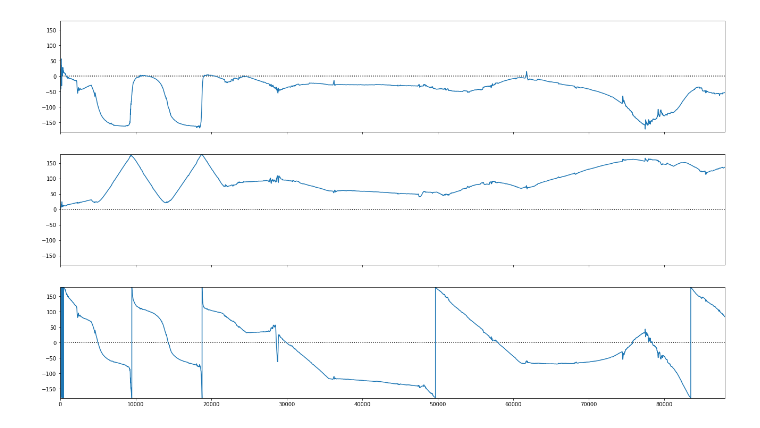
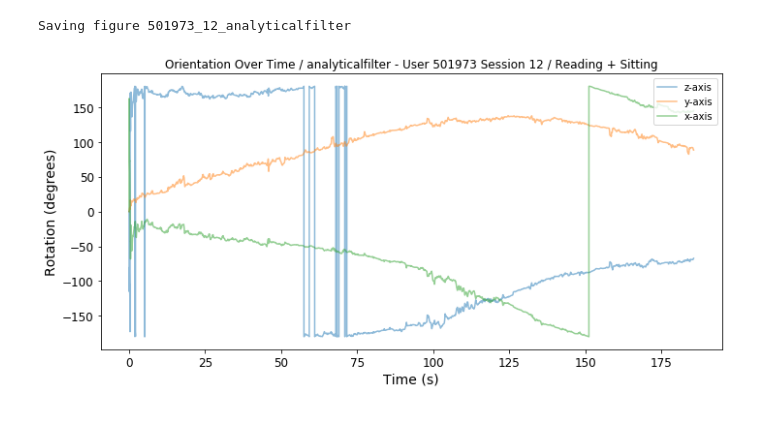
Before and after one commit to jjkath/cguMath178nda, a Jupyter notebook: project/source_code/math178_project_imu.ipynb, the cells around one changed output. Cells and saved outputs as stored; diff of their text form; code cells hidden in the pictures.

Commit message:
updated source code + images

```diff
--- a/project/source_code/math178_project_imu.ipynb
+++ b/project/source_code/math178_project_imu.ipynb
@@ -50,10 +56,47 @@ data_mag = read_file('151985', '2', 'Magnetometer.csv', file_name_to_colume_name
 # print(data_acc.dtypes)
 # print(data_gyr.dtypes)
+# %%
+# To plot pretty figures
+%matplotlib inline
+import matplotlib as mpl
+import matplotlib.pyplot as plt
+mpl.rc('axes', labelsize=14)
+mpl.rc('xtick', labelsize=12)
+mpl.rc('ytick', labelsize=12)
+
+# Where to save the figures
+PROJECT_ROOT_DIR = "."
+CHAPTER_ID = ""
+
+def save_fig(fig_id, tight_layout=True):
+    path = os.path.join(PROJECT_ROOT_DIR, "", CHAPTER_ID, fig_id + ".png")
+    print("Saving figure", fig_id)
+    if tight_layout:
+        plt.tight_layout()
+    plt.savefig(path, format='png', dpi=300)
+# %%
+def plot_orientation(x, y, title_name, y_label_name, file_name):
+    # plot of feature
+    plt.figure(figsize=(10, 5))
+    plt.plot(x, y[:,0], alpha=0.5)
+    plt.plot(x, y[:,1], alpha=0.5)
+    plt.plot(x, y[:,2], alpha=0.5)
+    plt.title(title_name)
+    plt.xlabel('Time (s)')
+    plt.ylabel(y_label_name)
+    plt.legend(['z-axis', 'y-axis', 'x-axis'],loc='upper right')
+    save_fig(file_name)
+    plt.show()
 # %%
 rate = 100.0
 acc = np.column_stack((data_acc['X'], data_acc['Y'], data_acc['Z']))
 omega = np.column_stack((data_gyr['X'], data_gyr['Y'], data_gyr['Z']))
 mag = np.column_stack((data_mag['X'], data_mag['Y'], data_mag['Z']))
+# adjust imu data length
+length = min([len(acc), len(omega), len(mag)])
+acc = acc[:length,:]
+omega = omega[:length,:]
+mag = mag[:length,:]
 # %%
 R_initialOrientation = np.eye(3)
 initialPosition = np.zeros(3)
@@ -62,8 +105,17 @@ initialPosition = np.zeros(3)
 q_analytical, pos_analytical, vel_analytical = imus.analytical(R_initialOrientation, omega[:88000], initialPosition, acc[:88000], rate)
 # express quat as Euler angles
 e_analytical = quat.quat2seq(q_analytical, seq='Euler')
+# %%
+# time axis
+time_i = [x / rate for x in list(range(0, len(e_analytical)))];
+# plot_orientation(time_i, euler_angles, 'Orientation Over Time', 'Rotation (degrees)', file_name)
+plot_orientation(time_i, e_analytical,
+                 'Orientation Over Time / analyticalfilter - User ' + userId + ' Session ' + session + ' / Reading + Sitting',
+                 'Rotation (degrees)',
+                 userId + '_' + session + '_analyticalfilter')
+# %% [output]
+Saving figure 501973_12_analyticalfilter
+[figure, added]
 # %%
-view.ts(e_analytical)
+# view.ts(e_analytical)
-# %% [output]
-[figure, removed]
 # %%
```
Also changed, not shown: parts of 15 cells of this notebook, 25 other files.
